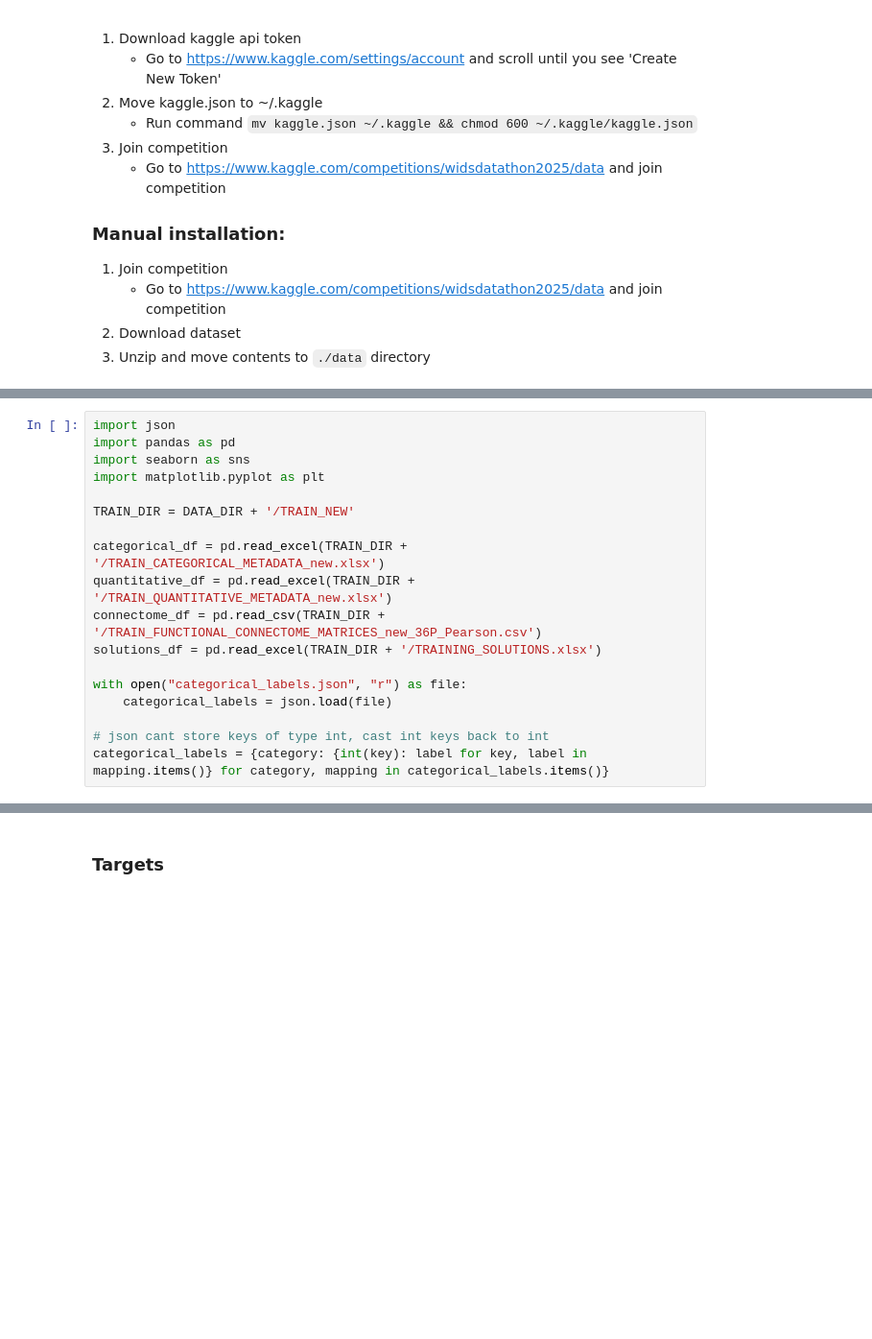
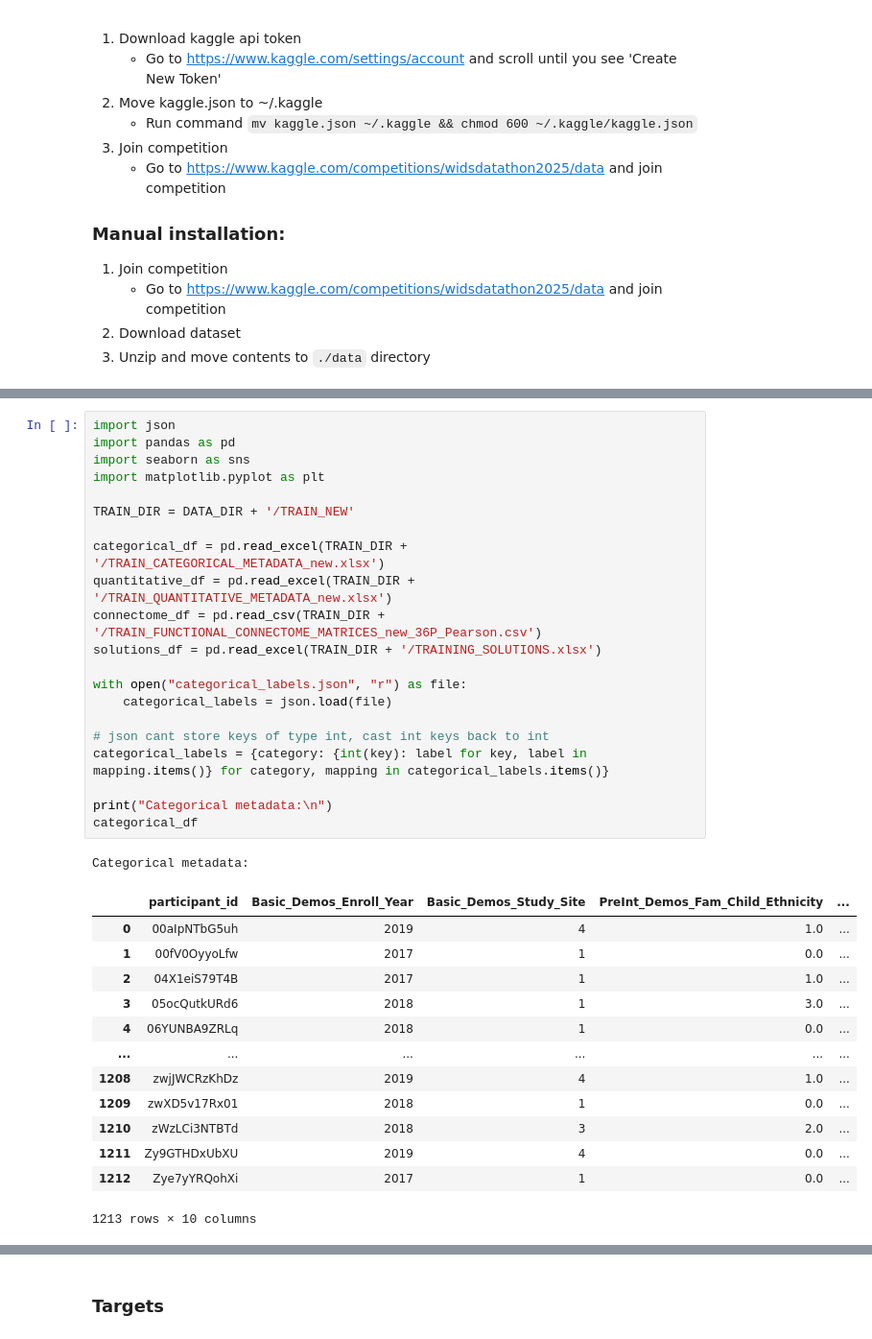
Before and after one commit to wendycarv/adhdDiagnosis, a Jupyter notebook: notebook.ipynb, the cells around one changed output, grey strips where cells are left out. Shown at 96% size. Cells and saved outputs as stored; diff of their text form; blank space fills up the shorter version.

```diff
--- a/notebook.ipynb
+++ b/notebook.ipynb
@@ -38,18 +43,36 @@ if not os.path.isdir(DATA_DIR):
 # %%
 import json
 import pandas as pd
 import seaborn as sns
 import matplotlib.pyplot as plt
 
 TRAIN_DIR = DATA_DIR + '/TRAIN_NEW'
 
 categorical_df = pd.read_excel(TRAIN_DIR + '/TRAIN_CATEGORICAL_METADATA_new.xlsx')
 quantitative_df = pd.read_excel(TRAIN_DIR + '/TRAIN_QUANTITATIVE_METADATA_new.xlsx')
 connectome_df = pd.read_csv(TRAIN_DIR + '/TRAIN_FUNCTIONAL_CONNECTOME_MATRICES_new_36P_Pearson.csv')
 solutions_df = pd.read_excel(TRAIN_DIR + '/TRAINING_SOLUTIONS.xlsx')
 
 with open("categorical_labels.json", "r") as file:
     categorical_labels = json.load(file)
 
 # json cant store keys of type int, cast int keys back to int
 categorical_labels = {category: {int(key): label for key, label in mapping.items()} for category, mapping in categorical_labels.items()}
+
+print("Categorical metadata:\n")
+categorical_df
+# %% [output]
+Categorical metadata:
+|  | participant_id | Basic_Demos_Enroll_Year | Basic_Demos_Study_Site | PreInt_Demos_Fam_Child_Ethnicity | ... |
+| 0 | 00aIpNTbG5uh | 2019 | 4 | 1.0 | ... |
+| 1 | 00fV0OyyoLfw | 2017 | 1 | 0.0 | ... |
+| 2 | 04X1eiS79T4B | 2017 | 1 | 1.0 | ... |
+| 3 | 05ocQutkURd6 | 2018 | 1 | 3.0 | ... |
+| 4 | 06YUNBA9ZRLq | 2018 | 1 | 0.0 | ... |
+| ... | ... | ... | ... | ... | ... |
+| 1208 | zwjJWCRzKhDz | 2019 | 4 | 1.0 | ... |
+| 1209 | zwXD5v17Rx01 | 2018 | 1 | 0.0 | ... |
+| 1210 | zWzLCi3NTBTd | 2018 | 3 | 2.0 | ... |
+| 1211 | Zy9GTHDxUbXU | 2019 | 4 | 0.0 | ... |
+| 1212 | Zye7yYRQohXi | 2017 | 1 | 0.0 | ... |
+1213 rows × 10 columns
```
Also changed, not shown: parts of 9 cells of this notebook.
